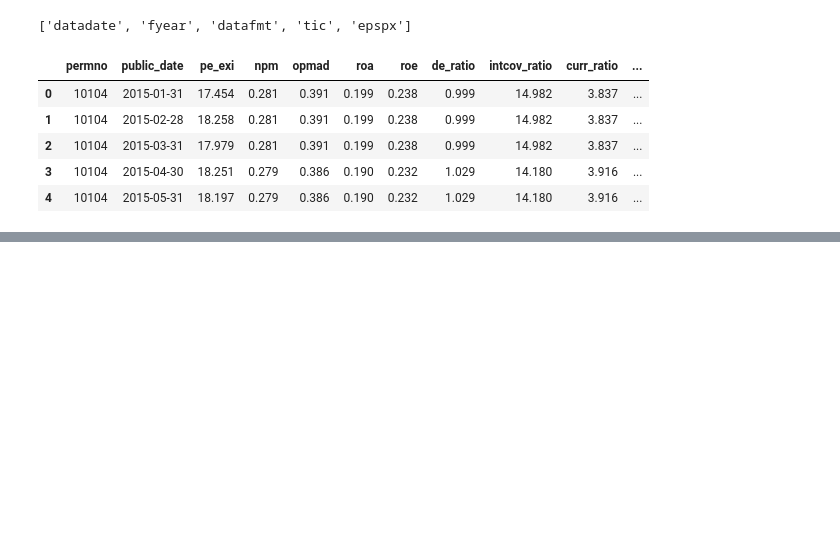
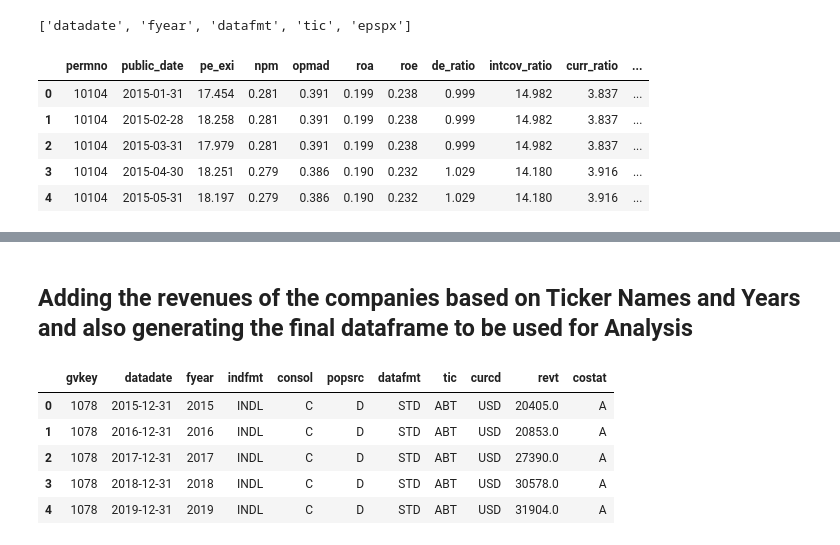
Before and after one commit to AtulAravindDas/FinVAR, a Jupyter notebook: Datasetcreation.ipynb, the cells around one changed output, grey strips where cells are left out. Saved outputs shown, nothing was run; the diff lists cells and outputs as text; code cells hidden in the pictures; blank space fills up the shorter version.

Commit message:
Cleans, extracts data to be used

```diff
--- a/Datasetcreation.ipynb
+++ b/Datasetcreation.ipynb
@@ -265,0 +363,12 @@ financial_ratios.head()
+# %% [markdown]
+## **Adding the revenues of the companies based on Ticker Names and Years and also generating the final dataframe to be used for Analysis**
+# %%
+revenues_df=pd.read_csv('/content/drive/MyDrive/company_revenues.csv')
+revenues_df.head()
+# %% [output]
+|  | gvkey | datadate | fyear | indfmt | consol | popsrc | datafmt | tic | curcd | revt | costat |
+| 0 | 1078 | 2015-12-31 | 2015 | INDL | C | D | STD | ABT | USD | 20405.0 | A |
+| 1 | 1078 | 2016-12-31 | 2016 | INDL | C | D | STD | ABT | USD | 20853.0 | A |
+| 2 | 1078 | 2017-12-31 | 2017 | INDL | C | D | STD | ABT | USD | 27390.0 | A |
+| 3 | 1078 | 2018-12-31 | 2018 | INDL | C | D | STD | ABT | USD | 30578.0 | A |
+| 4 | 1078 | 2019-12-31 | 2019 | INDL | C | D | STD | ABT | USD | 31904.0 | A |
```
Also changed, not shown: parts of 23 cells of this notebook.
